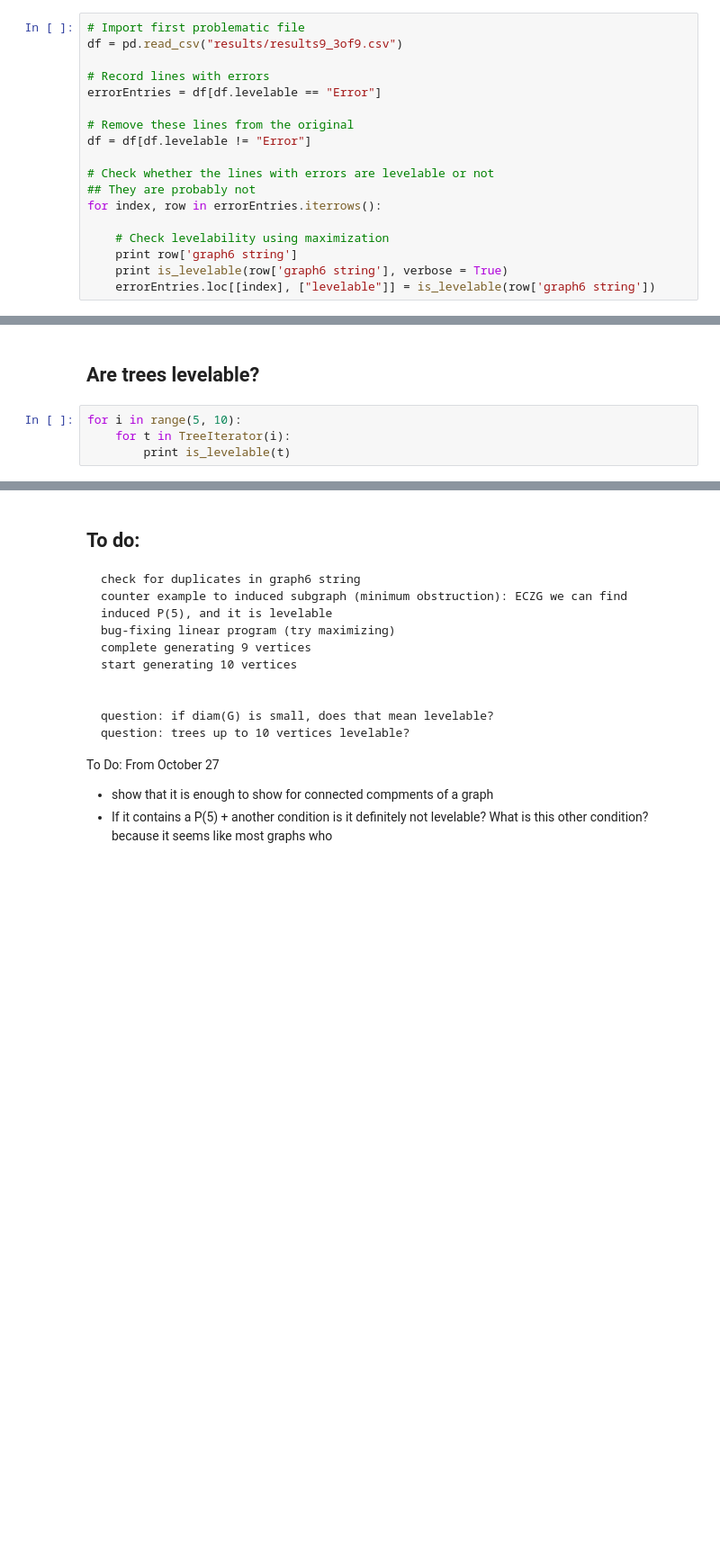
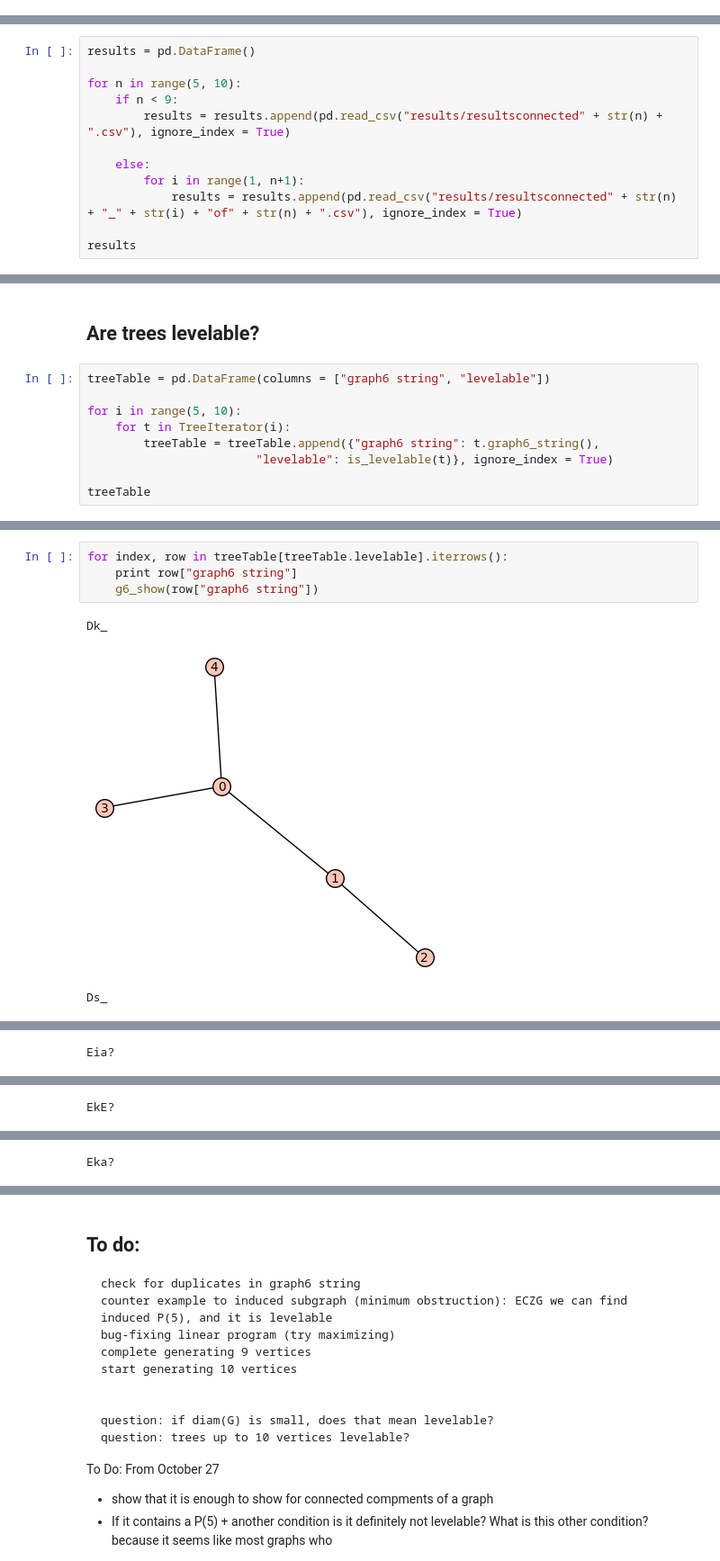
Before and after one commit to michael-chong/levelable, a Jupyter notebook: levelable_analysis.ipynb, the cells around one changed output, grey strips where cells are left out. Shown at 90% size. Cells and saved outputs as stored; diff of their text form; blank space fills up the shorter version.

```diff
--- a/levelable_analysis.ipynb
+++ b/levelable_analysis.ipynb
@@ -144,18 +12,0 @@ There are some problems in `results9_3of9.csv` and `results9_5of9.csv` where the
-# %%
-# Import first problematic file
-df = pd.read_csv("results/results9_3of9.csv")
-
-# Record lines with errors
-errorEntries = df[df.levelable == "Error"]
-
-# Remove these lines from the original
-df = df[df.levelable != "Error"]
-
-# Check whether the lines with errors are levelable or not
-## They are probably not
-for index, row in errorEntries.iterrows():
-
-    # Check levelability using maximization
-    print row['graph6 string']
-    print is_levelable(row['graph6 string'], verbose = True)
-    errorEntries.loc[[index], ["levelable"]] = is_levelable(row['graph6 string'])
@@ -287,0 +15,12 @@ errorEntries
+# %%
+results = pd.DataFrame()
+
+for n in range(5, 10):
+    if n < 9:
+        results = results.append(pd.read_csv("results/resultsconnected" + str(n) + ".csv"), ignore_index = True)
+
+    else:
+        for i in range(1, n+1):
+            results = results.append(pd.read_csv("results/resultsconnected" + str(n) + "_" + str(i) + "of" + str(n) + ".csv"), ignore_index = True)
+
+results
@@ -537,7 +295,12 @@ df2[df2.regular == 1]
 # %% [markdown]
 ## Are trees levelable?
 # %%
+treeTable = pd.DataFrame(columns = ["graph6 string", "levelable"])
+
 for i in range(5, 10):
     for t in TreeIterator(i):
-        print is_levelable(t)
+        treeTable = treeTable.append({"graph6 string": t.graph6_string(),
+                        "levelable": is_levelable(t)}, ignore_index = True)
+
+treeTable
 # %% [output]
@@ -560,0 +327,8 @@ True
+# %%
+for index, row in treeTable[treeTable.levelable].iterrows():
+    print row["graph6 string"]
+    g6_show(row["graph6 string"])
+# %% [output]
+Dk_
+[figure, added]
+Ds_
@@ -560,0 +336 @@ True
+Eia?
@@ -560,0 +338 @@ True
+EkE?
@@ -560,0 +340 @@ True
+Eka?
```
Also changed, not shown: parts of 17 cells of this notebook, 1 other file.
